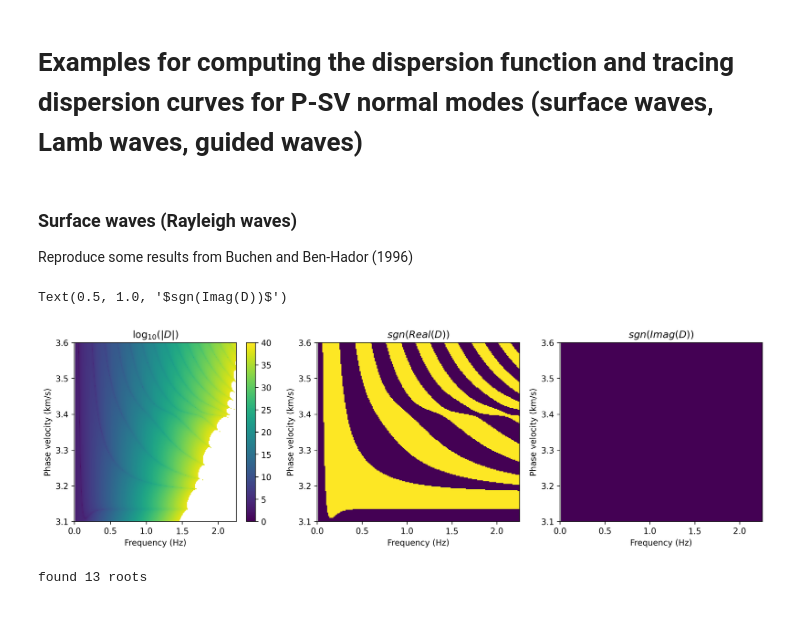
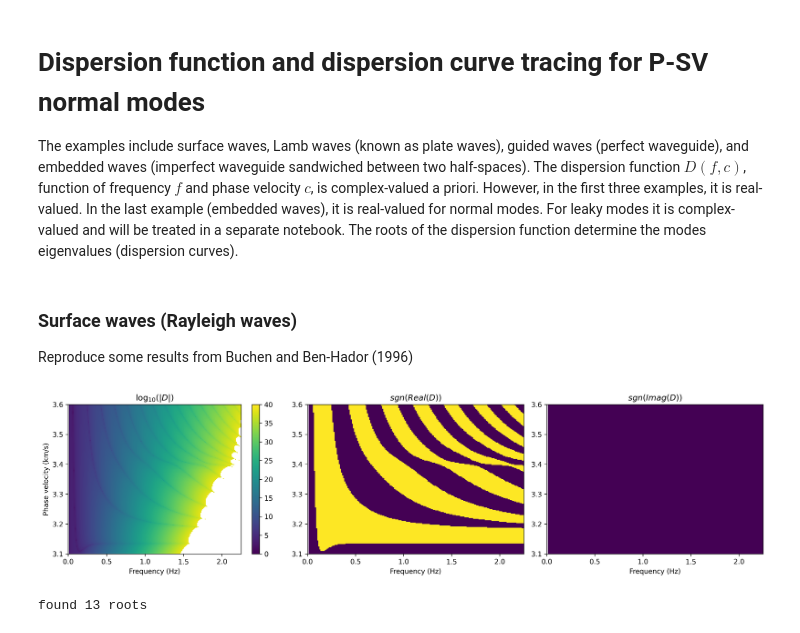
Before and after one commit to nmbader/pydisperse, a Jupyter notebook: notebooks/normal_modes.ipynb, the cells around one changed output. Saved outputs shown, nothing was run; the diff lists cells and outputs as text; code cells hidden in the pictures.

```diff
--- a/notebooks/normal_modes.ipynb
+++ b/notebooks/normal_modes.ipynb
@@ -1,5 +1,6 @@
-# %% [markdown]
-# Examples for computing the dispersion function and tracing dispersion curves for P-SV normal modes (surface waves, Lamb waves, guided waves)
+# %% [markdown]
+# Dispersion function and dispersion curve tracing for P-SV normal modes
+The examples include surface waves, Lamb waves (known as plate waves), guided waves (perfect waveguide), and embedded waves (imperfect waveguide sandwiched between two half-spaces). The dispersion function $D(f,c)$, function of frequency $f$ and phase velocity $c$, is complex-valued a priori. However, in the first three examples, it is real-valued. In the last example (embedded waves), it is real-valued for normal modes. For leaky modes it is complex-valued and will be treated in a separate notebook. The roots of the dispersion function determine the modes eigenvalues (dispersion curves).
 # %%
 import numpy as np
 import matplotlib
@@ -46,32 +47,35 @@ for i in range(nc):
 # %%
 fig=plt.figure(figsize=(15, 4),dpi=300)
 
 plt.subplot(1,3,1)
 vmin=0
 vmax=40
 plt.imshow(np.log10(np.abs(surface_waves_map)),interpolation='none',aspect="auto",extent=[fmin,fmax,cmax,cmin],vmin=vmin,vmax=vmax)
 plt.xlabel("Frequency (Hz)")
 plt.ylabel("Phase velocity (km/s)")
 plt.gca().invert_yaxis()
 plt.colorbar()
 plt.title(r"$\log_{10}(|D|)$")
 
 plt.subplot(1,3,2)
 plt.imshow(np.sign(np.real(surface_waves_map)),interpolation='none',aspect="auto",extent=[fmin,fmax,cmax,cmin])
 plt.xlabel("Frequency (Hz)")
-plt.ylabel("Phase velocity (km/s)")
+# plt.ylabel("Phase velocity (km/s)")
 plt.gca().invert_yaxis()
 plt.title(r"$sgn(Real(D))$")
 
 plt.subplot(1,3,3)
 plt.imshow(np.sign(np.imag(surface_waves_map)),interpolation='none',aspect="auto",extent=[fmin,fmax,cmax,cmin])
 plt.xlabel("Frequency (Hz)")
-plt.ylabel("Phase velocity (km/s)")
+# plt.ylabel("Phase velocity (km/s)")
 plt.gca().invert_yaxis()
 plt.title(r"$sgn(Imag(D))$")
+
+plt.tight_layout()
+
+plt.show()
 # %% [output]
-Text(0.5, 1.0, '$sgn(Imag(D))$')
-[figure, old version]
+[figure, new version]
 # %%
 # Trace dispersion curves
 
```
Also changed, not shown: parts of 11 cells of this notebook, 1 other file.
